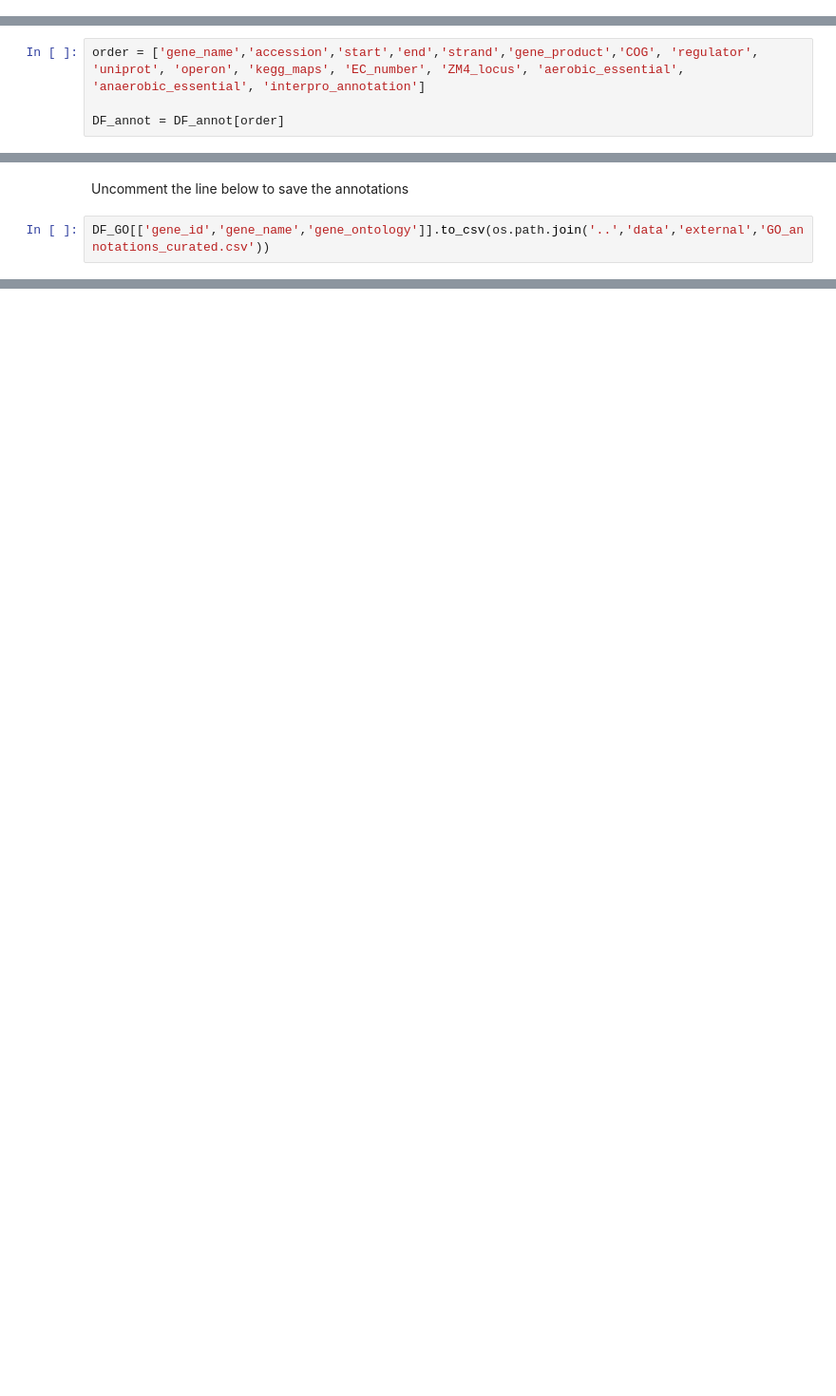
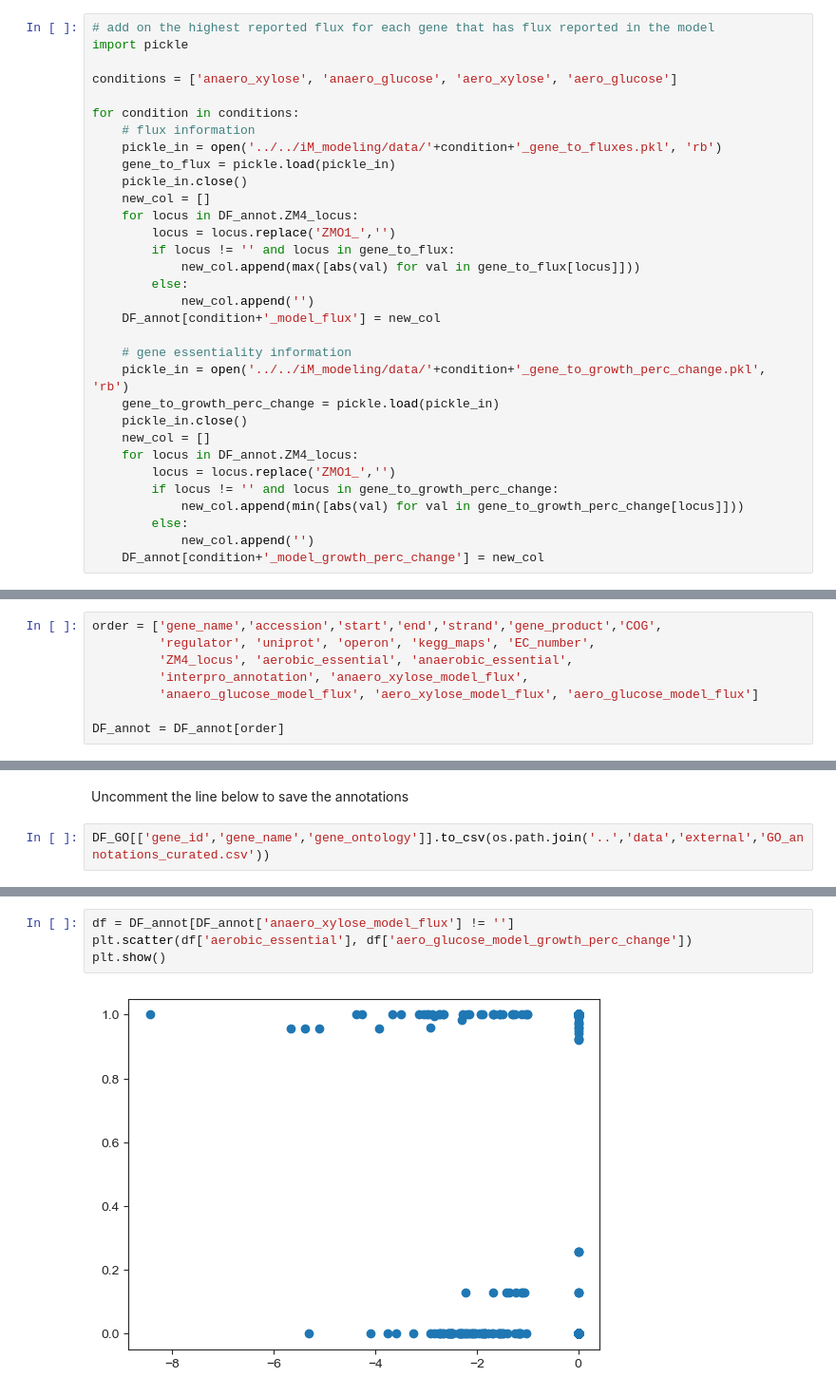
Before and after one commit to cristalzucsd/iModulonMiner, a Jupyter notebook: 5_characterize_iModulons/1_create_the_gene_table.ipynb, the cells around one changed output, grey strips where cells are left out. Shown at 95% size. Drawn from its saved outputs; the diff is of its cells as text; blank space fills up the shorter version.

Commit message:
intergration with model

```diff
--- a/5_characterize_iModulons/1_create_the_gene_table.ipynb
+++ b/5_characterize_iModulons/1_create_the_gene_table.ipynb
@@ -541,8 +543,44 @@ output_df.to_csv('../data/external/TRN.csv')
+# %%
+# add on the highest reported flux for each gene that has flux reported in the model
+import pickle
+
+conditions = ['anaero_xylose', 'anaero_glucose', 'aero_xylose', 'aero_glucose']
+
+for condition in conditions:
+    # flux information
+    pickle_in = open('../../iM_modeling/data/'+condition+'_gene_to_fluxes.pkl', 'rb')
+    gene_to_flux = pickle.load(pickle_in)
+    pickle_in.close()
+    new_col = []
+    for locus in DF_annot.ZM4_locus:
+        locus = locus.replace('ZMO1_','')
+        if locus != '' and locus in gene_to_flux:
+            new_col.append(max([abs(val) for val in gene_to_flux[locus]]))
+        else:
+            new_col.append('')
+    DF_annot[condition+'_model_flux'] = new_col
+
+    # gene essentiality information
+    pickle_in = open('../../iM_modeling/data/'+condition+'_gene_to_growth_perc_change.pkl', 'rb')
+    gene_to_growth_perc_change = pickle.load(pickle_in)
+    pickle_in.close()
+    new_col = []
+    for locus in DF_annot.ZM4_locus:
+        locus = locus.replace('ZMO1_','')
+        if locus != '' and locus in gene_to_growth_perc_change:
+            new_col.append(min([abs(val) for val in gene_to_growth_perc_change[locus]]))
+        else:
+            new_col.append('')
+    DF_annot[condition+'_model_growth_perc_change'] = new_col
 # %% [markdown]
 ## Clean up and save annotation
 # %% [markdown]
 First, we will re-order the annotation columns
 # %%
-order = ['gene_name','accession','start','end','strand','gene_product','COG', 'regulator', 'uniprot', 'operon', 'kegg_maps', 'EC_number', 'ZM4_locus', 'aerobic_essential', 'anaerobic_essential', 'interpro_annotation']
+order = ['gene_name','accession','start','end','strand','gene_product','COG',
+         'regulator', 'uniprot', 'operon', 'kegg_maps', 'EC_number',
+         'ZM4_locus', 'aerobic_essential', 'anaerobic_essential',
+         'interpro_annotation', 'anaero_xylose_model_flux',
+         'anaero_glucose_model_flux', 'aero_xylose_model_flux', 'aero_glucose_model_flux']
 
 DF_annot = DF_annot[order]
@@ -623,0 +687,6 @@ DF_GO[['gene_id','gene_name','gene_ontology']].to_csv(os.path.join('..','data','
+# %%
+df = DF_annot[DF_annot['anaero_xylose_model_flux'] != '']
+plt.scatter(df['aerobic_essential'], df['aero_glucose_model_growth_perc_change'])
+plt.show()
+# %% [output]
+[figure, added]
```
Also changed, not shown: parts of 8 cells of this notebook, 4 other files.
